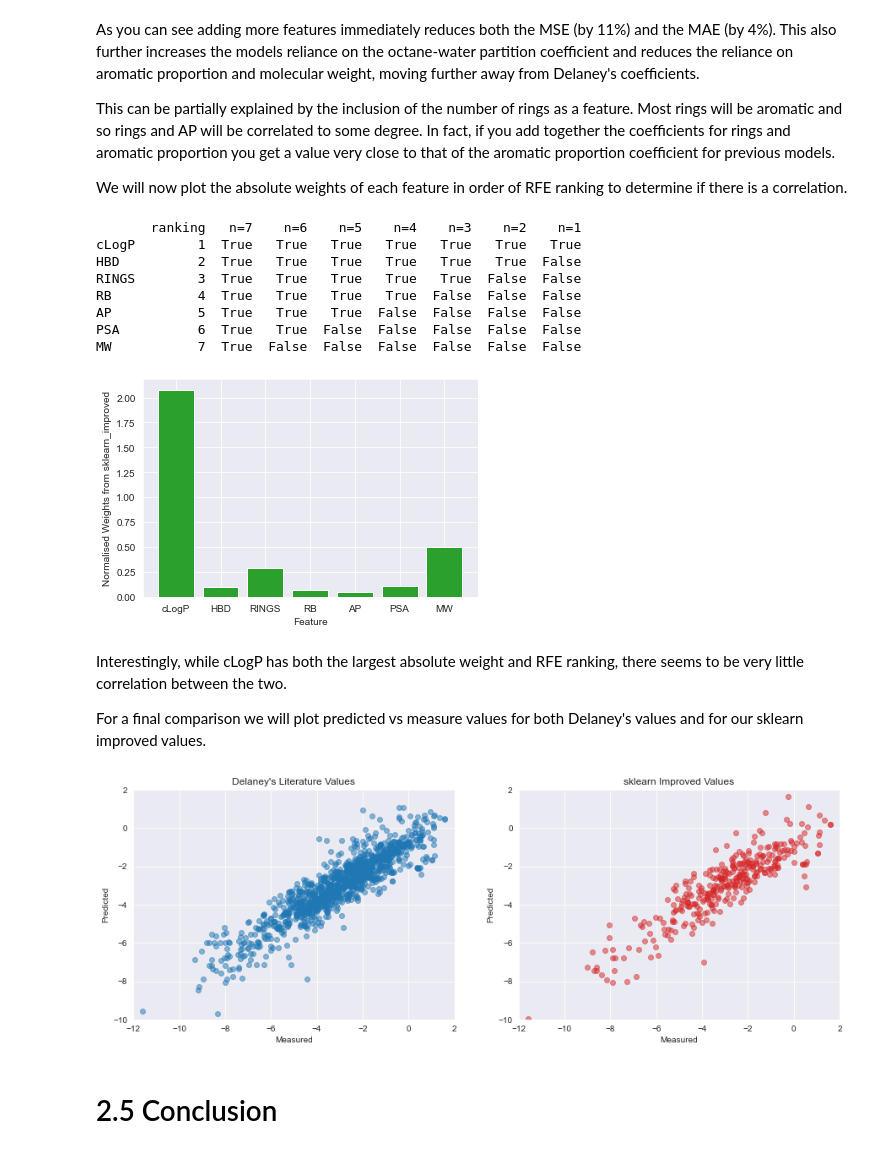
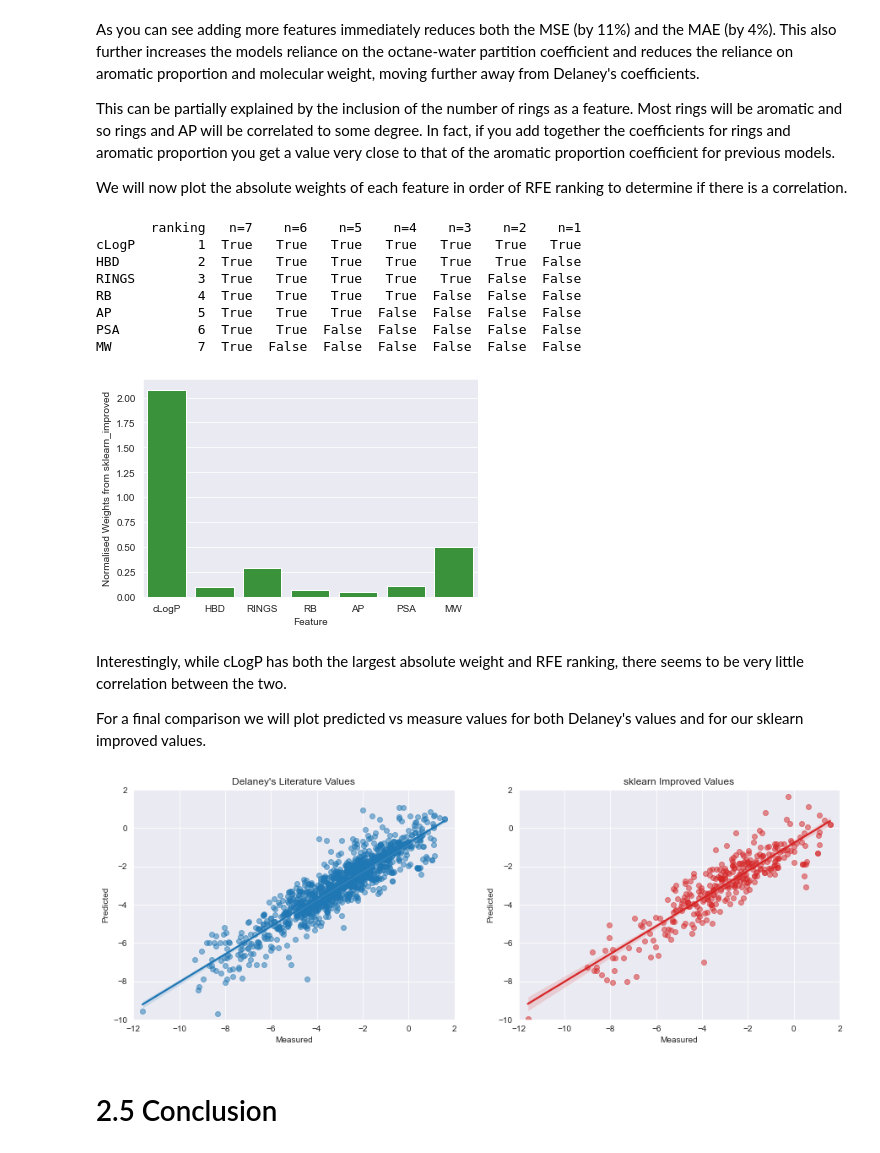
Before and after one commit to erwallace/Predicting-Aqueous-Solubilities, a Jupyter notebook: esol_linear_regression.ipynb, the cells around one changed output. Cells and saved outputs as stored; diff of their text form; code cells hidden in the pictures.

```diff
--- a/esol_linear_regression.ipynb
+++ b/esol_linear_regression.ipynb
@@ -393,3 +377,20 @@ df.describe().T
 | RINGS | 1128.0 | 1.390957 | 1.318286 | 0.0000 | 0.00000 | 1.000 | 2.000000 | 8.0000 |
 | HBD | 1128.0 | 0.701241 | 1.089727 | 0.0000 | 0.00000 | 0.000 | 1.000000 | 11.0000 |
 | PSA | 1128.0 | 34.872881 | 35.383593 | 0.0000 | 0.00000 | 26.300 | 55.440000 | 268.6800 |
+# %%
+# histograms of each variable and the measured log solubility
+features = {'RINGS':{'bins':8 , 'color':'c', 'xlabel':'No. Rings'},
+            'HBD':{'bins':11 , 'color':'y', 'xlabel':'No. H Bond Donors'},
+            'PSA':{'bins':15 , 'color':'k', 'xlabel':'Topological Polar Surface Area'} }
+
+fig, axs = plt.subplots(nrows=1, ncols=3, figsize=(15,5), sharey=True)
+
+for n, feature in enumerate(features.keys()):
+    g = sns.histplot(data=df,
+                     ax=axs[n],
+                     x=feature,
+                     bins=features[feature]['bins'],
+                     color=features[feature]['color'])
+    g.set(ylabel='Measured log(solubility/M)', xlabel=features[feature]['xlabel'])
+
+plt.show()
@@ -656,39 +620,36 @@ We will now plot the absolute weights of each feature in order of RFE ranking to
 # %%
 # report which features were selected by RFE
 from sklearn.feature_selection import RFE
 
 feature_selection = pd.DataFrame(index=X_train.columns)
 
 for num in range(X_train.shape[1], 0, -1):
     rfe = RFE(estimator=LinearRegression(), n_features_to_select=num)
     rfe.fit(X_train, Y_train)
     feature_selection['ranking'] = rfe.ranking_
     feature_selection[f'n={num}'] = rfe.support_
 
 feature_selection = feature_selection.sort_values(by='ranking')
 print(feature_selection)
 
 plot = []
 for feature in list(feature_selection.index):
     plot.append(abs(norm_results.loc['sklearn_improved', feature]))
 
-X = list(feature_selection.index)
-X_axis = np.arange(len(X))
-plt.bar(X_axis, plot, label = 'improved', color='tab:green')
-plt.xticks(X_axis, X)
-plt.xlabel('Feature')
-plt.ylabel('Normalised Weights from sklearn_improved')
+g = sns.barplot(x=norm_results.columns[6:], y=abs(norm_results.loc['sklearn_improved'][6:]),
+                color='tab:green', order=feature_selection.index)
+g.set(xlabel='Feature', ylabel='Normalised Weights from sklearn_improved')
 plt.show()
 # %% [output]
        ranking   n=7    n=6    n=5    n=4    n=3    n=2    n=1
 cLogP        1  True   True   True   True   True   True   True
 HBD          2  True   True   True   True   True   True  False
 RINGS        3  True   True   True   True   True  False  False
 RB           4  True   True   True   True  False  False  False
 AP           5  True   True   True  False  False  False  False
 PSA          6  True   True  False  False  False  False  False
 MW           7  True  False  False  False  False  False  False
-[figure, old version]
+[figure, new version]
 # %% [markdown]
 Interestingly, while cLogP has both the largest absolute weight and RFE ranking, there seems to be very little correlation between the two.
 
@@ -696,25 +657,18 @@ For a final comparison we will plot predicted vs measure values for both Delaney
 # %%
 fig, ax = plt.subplots(ncols=2, figsize=(15,5))
 
-ax1 = ax[0]
-ax1.scatter(df['Measured log(solubility/M)'], df['ESOL Predicted log(solubility/M)'], alpha=0.5)
-ax1.set_xlabel('Measured')
-ax1.set_ylabel('Predicted')
-ax1.set_title("Delaney's Literature Values")
-ax1.set_ylim(-10,2)
-ax1.set_xlim(-12,2)
+g = sns.regplot(ax=ax[0], data=df, x='Measured log(solubility/M)',
+                y='ESOL Predicted log(solubility/M)', color='tab:blue', scatter_kws={'alpha':0.5})
+g.set(xlabel='Measured', ylabel='Predicted', xlim=(-12,2), ylim=(-10,2))
+ax[0].set_title("Delaney's Literature Values")
 
-ax2 = ax[1]
-ax2.scatter(Y_test, Y_pred_test, alpha=0.5, color='tab:red')
-ax2.set_xlabel('Measured')
-ax2.set_ylabel('Predicted')
-ax2.set_title("sklearn Improved Values")
-ax2.set_ylim(-10,2)
-ax2.set_xlim(-12,2)
+g = sns.regplot(ax=ax[1], x=Y_test, y=Y_pred_test, color='tab:red', scatter_kws={'alpha':0.5})
+g.set(xlabel='Measured', ylabel='Predicted', xlim=(-12,2), ylim=(-10,2))
+ax[1].set_title("sklearn Improved Values")
 
 plt.show()
 # %% [output]
-[figure, old version]
+[figure, new version]
 # %% [markdown]
 # 2.5 Conclusion
 # %% [markdown]
```
Also changed, not shown: parts of 14 cells of this notebook.
